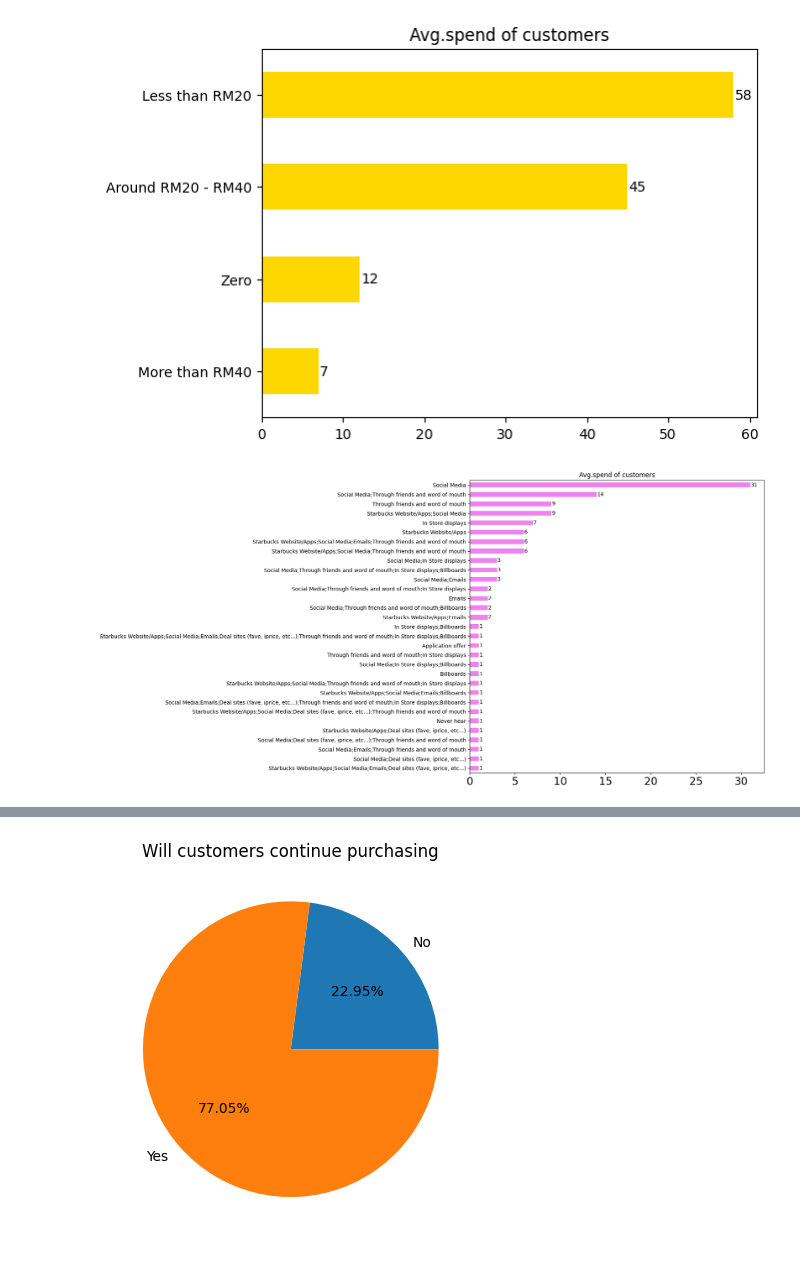
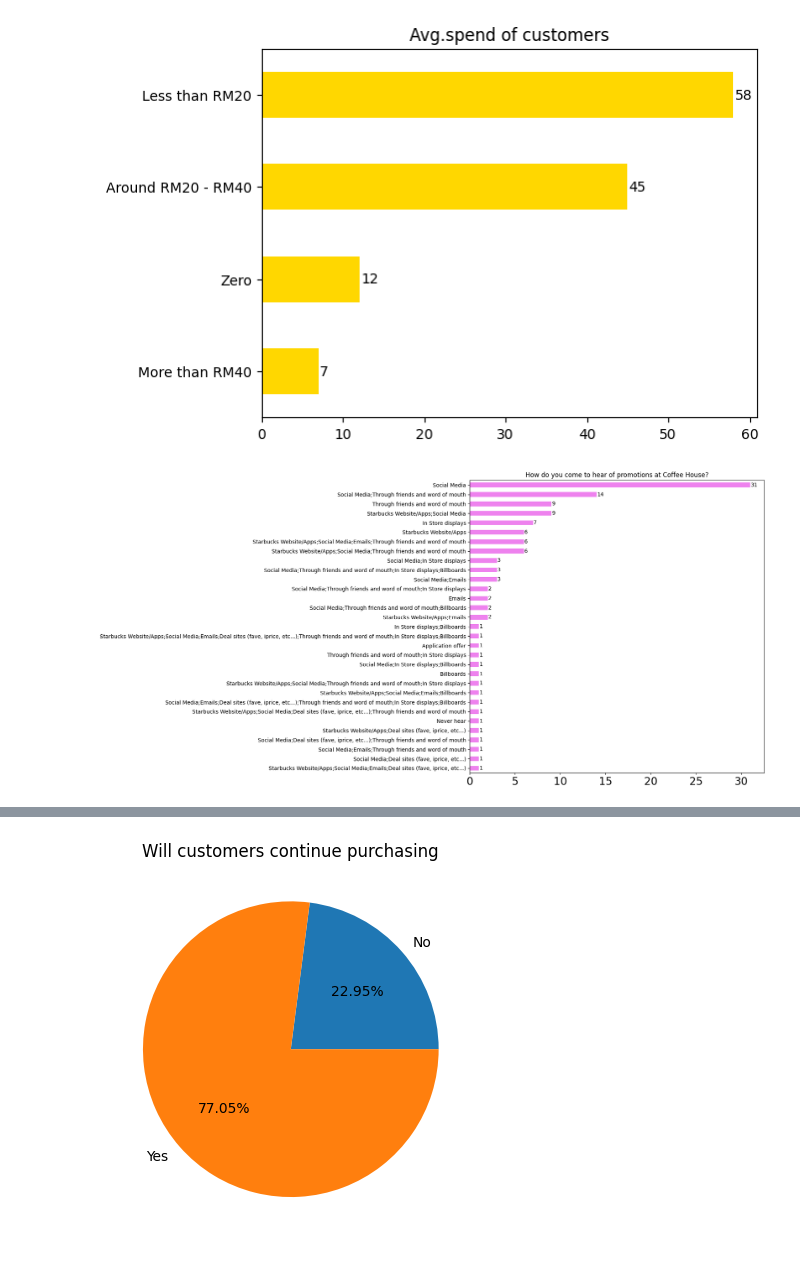
Before and after one commit to Bgisemba/Coffe-customer-satisfaction, a Jupyter notebook: Coffee_Survey.ipynb, the cells around one changed output, grey strips where cells are left out. Cells and saved outputs as stored; diff of their text form; code cells hidden in the pictures.

```diff
--- a/Coffee_Survey.ipynb
+++ b/Coffee_Survey.ipynb
@@ -393,12 +398,13 @@ plt.show()
 # %% [output]
 [figure]
 # %%
+#How customers had of the promotions at the coffee house
 ax = plt.axes()
 df['promotion_hear'].value_counts(ascending=True).plot.barh(color='violet',figsize=(10,10))
 for i in ax.containers:
     ax.bar_label(i,padding=1,fontsize=10)
 plt.xticks(fontsize=20)
-plt.title('Avg.spend of customers')
+plt.title('How do you come to hear of promotions at Coffee House?')
 plt.show()
 # %% [output]
-[figure, old version]
+[figure, new version]
```
Also changed, not shown: parts of 18 cells of this notebook.
